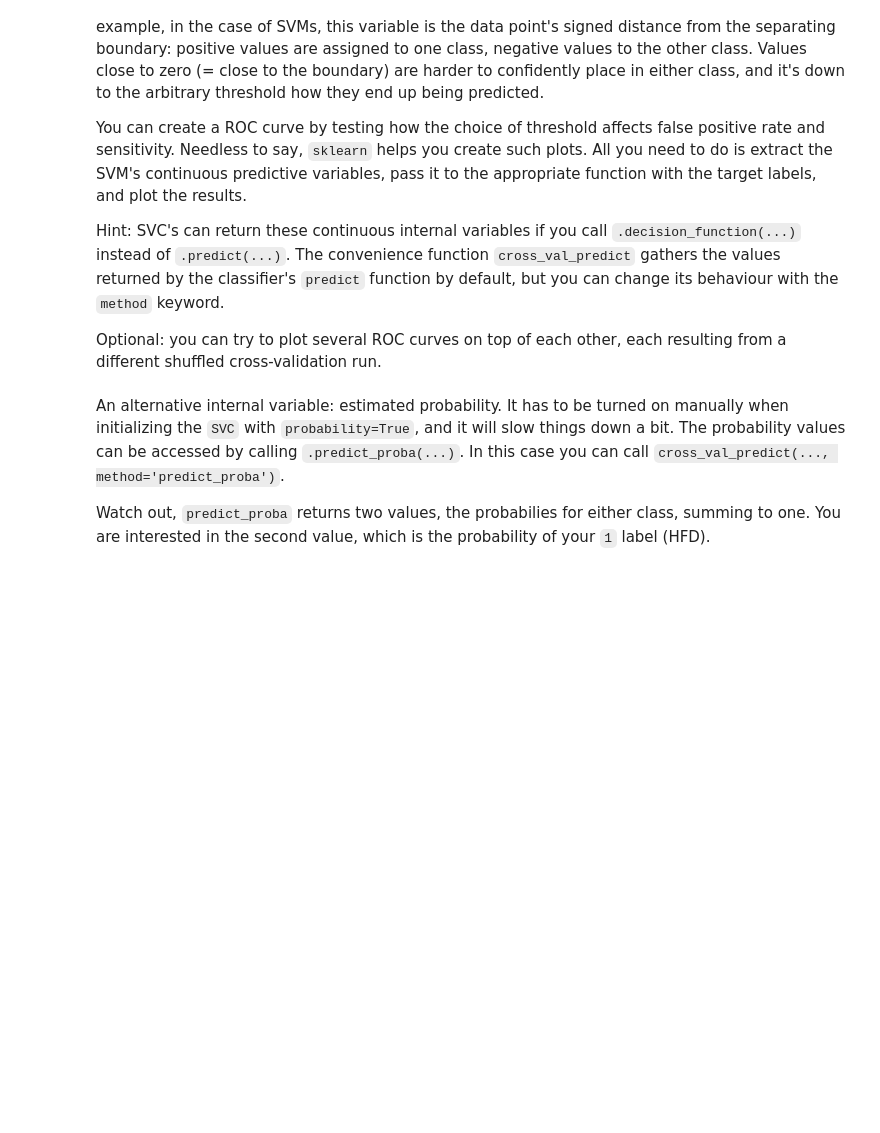
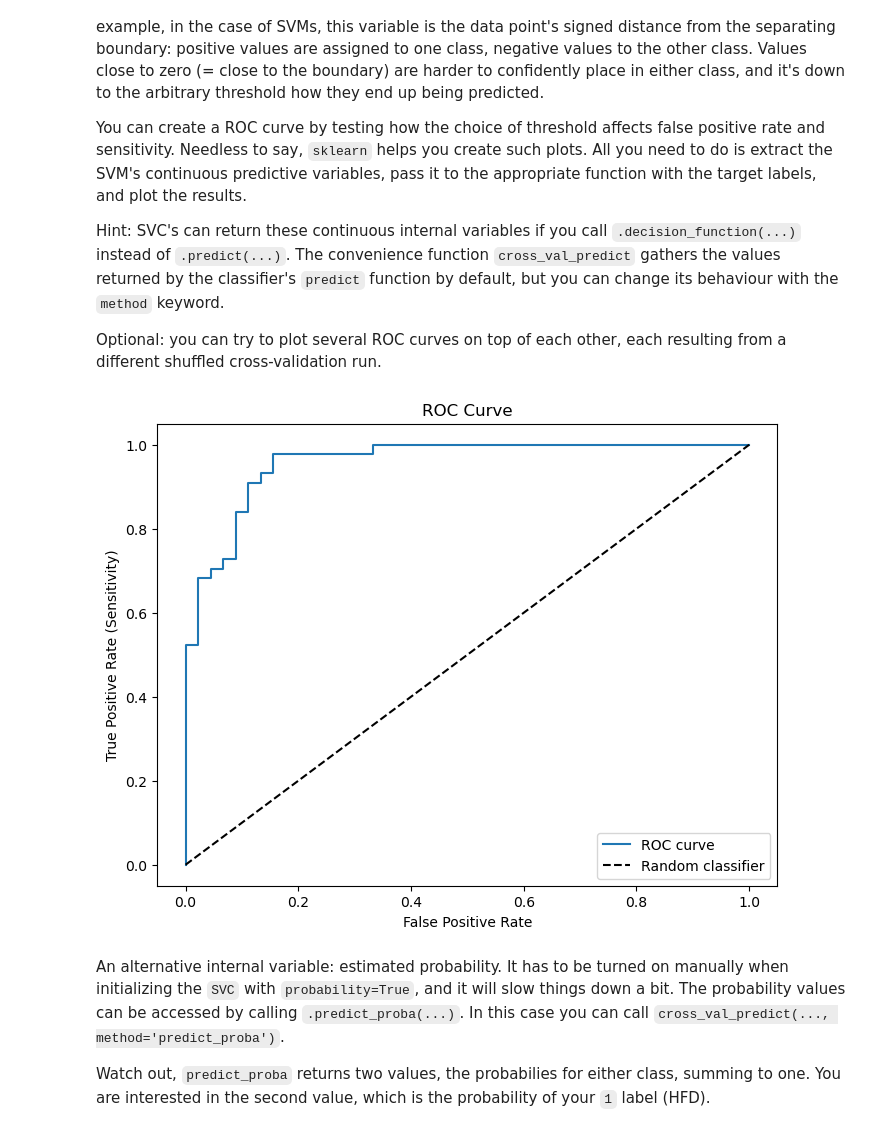
Before and after one commit to PeterBrederlow/PracticalIntegrativeBioinformatics, a Jupyter notebook: Day8_2-Supervised_ML_SVM-Phenotype.ipynb, the cells around one changed output. Saved outputs shown, nothing was run; the diff lists cells and outputs as text; code cells hidden in the pictures; blank space fills up the shorter version.

```diff
--- a/Day8_2-Supervised_ML_SVM-Phenotype.ipynb
+++ b/Day8_2-Supervised_ML_SVM-Phenotype.ipynb
@@ -124,0 +175,10 @@ raise NotImplementedError()
+# %%
+# YOUR CODE HERE
+target = target.astype(int)
+svc = SVC(kernel='rbf', random_state=42)
+rskf = RepeatedStratifiedKFold(n_splits=3, n_repeats=5, random_state=42)
+scores = cross_val_score(svc, data_imputed, target, cv=rskf)
+
+print(f"Fold accuracies: {scores}")
+print(f"Mean CV accuracy: {np.mean(scores):.3f}")
+print(f"Std CV accuracy: {np.std(scores):.3f}")
@@ -175,0 +290,8 @@ YOUR ANSWER HERE
+# %%
+# YOUR CODE HERE
+data = data_std.copy()
+svc = SVC(kernel='linear', random_state=42)
+svc.fit(data, target)
+coefs = svc.coef_[0]
+feature_importance = pd.Series(coefs, index=data.columns).sort_values(key=abs, ascending=False)
+print(feature_importance.head(5))
@@ -184,0 +314,7 @@ raise NotImplementedError()
+# %%
+# YOUR CODE HERE
+top10_features = feature_importance.head(10).index
+data2 = data.drop(columns=top10_features)
+scores = cross_val_score(pipe, data2, target, cv=rskf)
+print(f"Mean CV accuracy: {np.mean(scores):.3f}")
+print(f"Std CV accuracy: {np.std(scores):.3f}")
@@ -197,0 +334,6 @@ raise NotImplementedError()
+# %%
+# YOUR CODE HERE
+skf = StratifiedKFold(n_splits=3, shuffle=True, random_state=42)
+scores = cross_val_predict(pipe, data2, target, cv=skf)
+sensitivity = recall_score(target, scores, pos_label=1)
+print(f"Sensitivity for HFD: {sensitivity:.3f}")
@@ -222,3 +374,18 @@ raise NotImplementedError()
+# %%
+# YOUR CODE HERE
+decision_scores = cross_val_predict(pipe, data2, target, cv=skf, method='decision_function')
+fpr, tpr, thresholds = roc_curve(target, decision_scores)
+
+plt.figure(figsize=(8, 6))
+plt.plot(fpr, tpr, label='ROC curve')
+plt.plot([0, 1], [0, 1], 'k--', label='Random classifier')
+plt.xlabel('False Positive Rate')
+plt.ylabel('True Positive Rate (Sensitivity)')
+plt.title('ROC Curve')
+plt.legend()
+plt.show()
+# %% [output]
+[figure, added]
 # %% [markdown]
 An alternative internal variable: estimated probability. It has to be turned on manually when initializing the `SVC` with `probability=True`, and it will slow things down a bit. The probability values can be accessed by calling `.predict_proba(...)`. In this case you can call `cross_val_predict(..., method='predict_proba')`.
 
```
Also changed, not shown: parts of 38 cells of this notebook.
